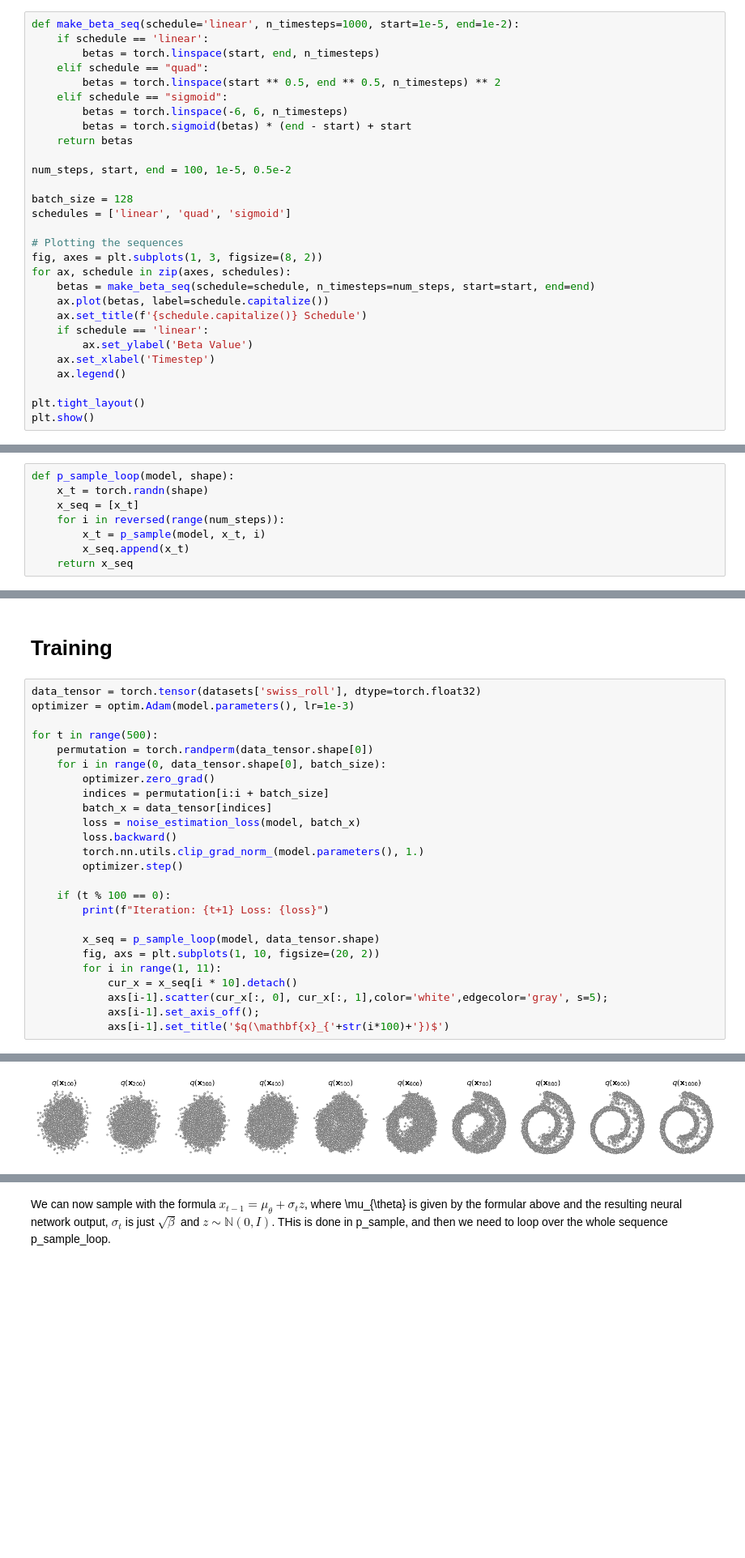
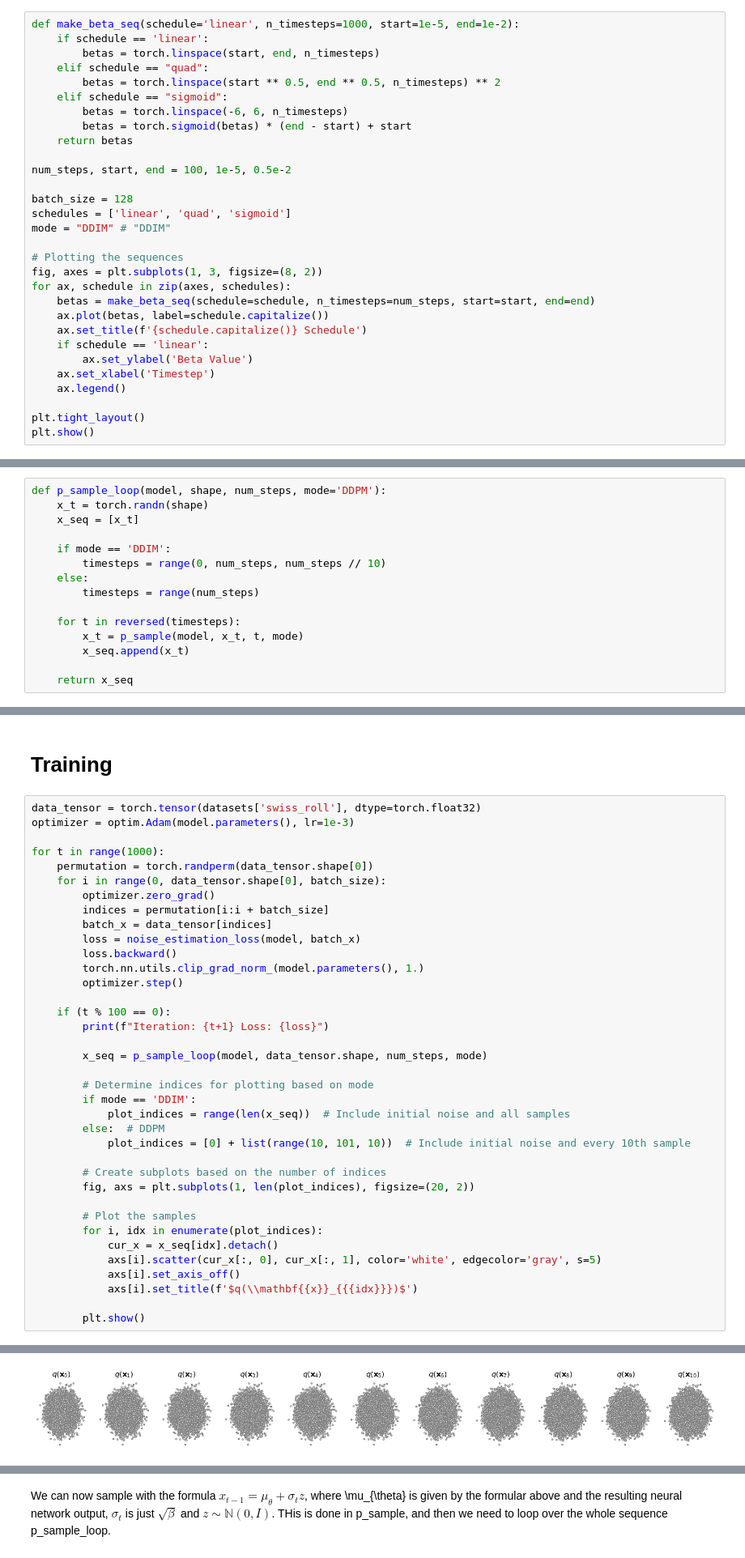
Before and after one commit to Fritschek/MinDiffusion, a Jupyter notebook: MinDiffusionNotebook.ipynb, the cells around one changed output, grey strips where cells are left out. Shown at 81% size. Drawn from its saved outputs; the diff is of its cells as text; blank space fills up the shorter version.

```diff
--- a/MinDiffusionNotebook.ipynb
+++ b/MinDiffusionNotebook.ipynb
@@ -50,6 +50,7 @@ num_steps, start, end = 100, 1e-5, 0.5e-2
 
 batch_size = 128
 schedules = ['linear', 'quad', 'sigmoid']
+mode = "DDIM" # "DDIM"
 
 # Plotting the sequences
 fig, axes = plt.subplots(1, 3, figsize=(8, 2))
@@ -154,10 +158,17 @@ def p_sample(model, x_t, t):
 # %%
-def p_sample_loop(model, shape):
+def p_sample_loop(model, shape, num_steps, mode='DDPM'):
     x_t = torch.randn(shape)
     x_seq = [x_t]
-    for i in reversed(range(num_steps)):
-        x_t = p_sample(model, x_t, i)
+
+    if mode == 'DDIM':
+        timesteps = range(0, num_steps, num_steps // 10)
+    else:
+        timesteps = range(num_steps)
+
+    for t in reversed(timesteps):
+        x_t = p_sample(model, x_t, t, mode)
         x_seq.append(x_t)
+
     return x_seq
 # %% [markdown]
 # Loss Term
@@ -180,7 +191,7 @@ def noise_estimation_loss(model, x_0):
 data_tensor = torch.tensor(datasets['swiss_roll'], dtype=torch.float32)
 optimizer = optim.Adam(model.parameters(), lr=1e-3)
 
-for t in range(500):
+for t in range(1000):
     permutation = torch.randperm(data_tensor.shape[0])
     for i in range(0, data_tensor.shape[0], batch_size):
         optimizer.zero_grad()
@@ -194,11 +205,23 @@ for t in range(500):
     if (t % 100 == 0):
         print(f"Iteration: {t+1} Loss: {loss}")
 
-        x_seq = p_sample_loop(model, data_tensor.shape)
-        fig, axs = plt.subplots(1, 10, figsize=(20, 2))
-        for i in range(1, 11):
-            cur_x = x_seq[i * 10].detach()
-            axs[i-1].scatter(cur_x[:, 0], cur_x[:, 1],color='white',edgecolor='gray', s=5);
-            axs[i-1].set_axis_off();
-            axs[i-1].set_title('$q(\mathbf{x}_{'+str(i*100)+'})$')
+        x_seq = p_sample_loop(model, data_tensor.shape, num_steps, mode)
+
+        # Determine indices for plotting based on mode
+        if mode == 'DDIM':
+            plot_indices = range(len(x_seq))  # Include initial noise and all samples
+        else:  # DDPM
+            plot_indices = [0] + list(range(10, 101, 10))  # Include initial noise and every 10th sample
+
+        # Create subplots based on the number of indices
+        fig, axs = plt.subplots(1, len(plot_indices), figsize=(20, 2))
+
+        # Plot the samples
+        for i, idx in enumerate(plot_indices):
+            cur_x = x_seq[idx].detach()
+            axs[i].scatter(cur_x[:, 0], cur_x[:, 1], color='white', edgecolor='gray', s=5)
+            axs[i].set_axis_off()
+            axs[i].set_title(f'$q(\\mathbf{{x}}_{{{idx}}})$')
+
+        plt.show()
 # %% [output]
@@ -214 +237 @@ Iteration: 401 Loss: 1.4215939044952393
-[figure, old version]
+[figure, new version]
```
Also changed, not shown: parts of 4 cells of this notebook.
